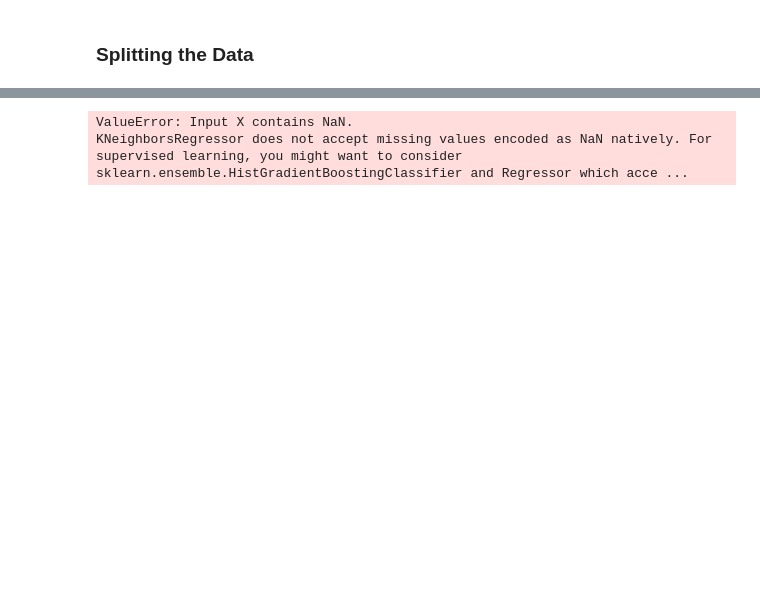
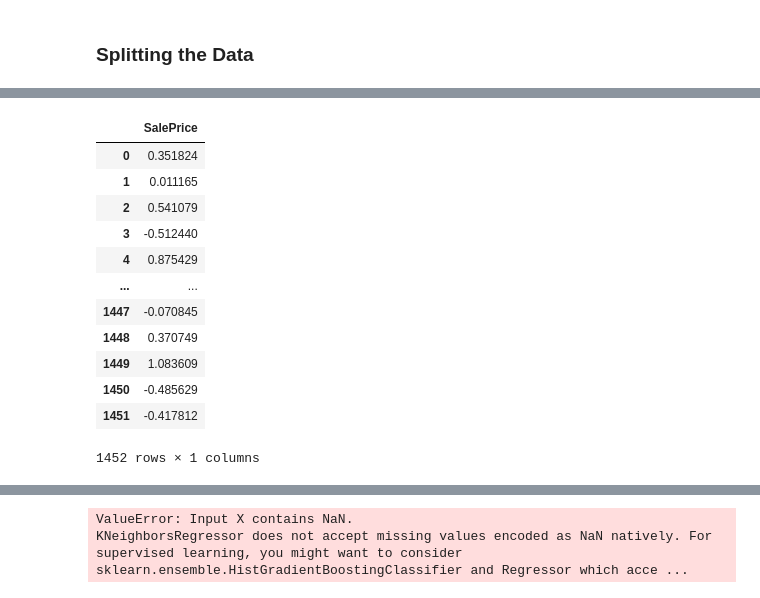
Before and after one commit to OdyAsh/ml-problems, a Jupyter notebook: Assignment 1/All Group Members/Regression.ipynb, the cells around one changed output, grey strips where cells are left out. Drawn from its saved outputs; the diff is of its cells as text; code cells hidden in the pictures; blank space fills up the shorter version.

```diff
--- a/Assignment 1/All Group Members/Regression.ipynb
+++ b/Assignment 1/All Group Members/Regression.ipynb
@@ -541,5 +582,6 @@ plt.show()
 # %% [markdown]
 ### Splitting the Data
 # %%
-X = std_df1.iloc[:,0:-1]
-y = pd.DataFrame(data=std_df1['SalePrice'])
+X = std_df.iloc[:,:]
+y = pd.DataFrame(data=std_only_df['SalePrice'])
+X
@@ -546,2 +602,18 @@ y = pd.DataFrame(data=std_df1['SalePrice'])
+# %%
+y
+# %% [output]
+|  | SalePrice |
+| 0 | 0.351824 |
+| 1 | 0.011165 |
+| 2 | 0.541079 |
+| 3 | -0.512440 |
+| 4 | 0.875429 |
+| ... | ... |
+| 1447 | -0.070845 |
+| 1448 | 0.370749 |
+| 1449 | 1.083609 |
+| 1450 | -0.485629 |
+| 1451 | -0.417812 |
+1452 rows × 1 columns
 # %%
 X_train, X_test, y_train, y_test = train_test_split(X, y, test_size=0.3, random_state=42)
```
Also changed, not shown: parts of 14 cells of this notebook.
